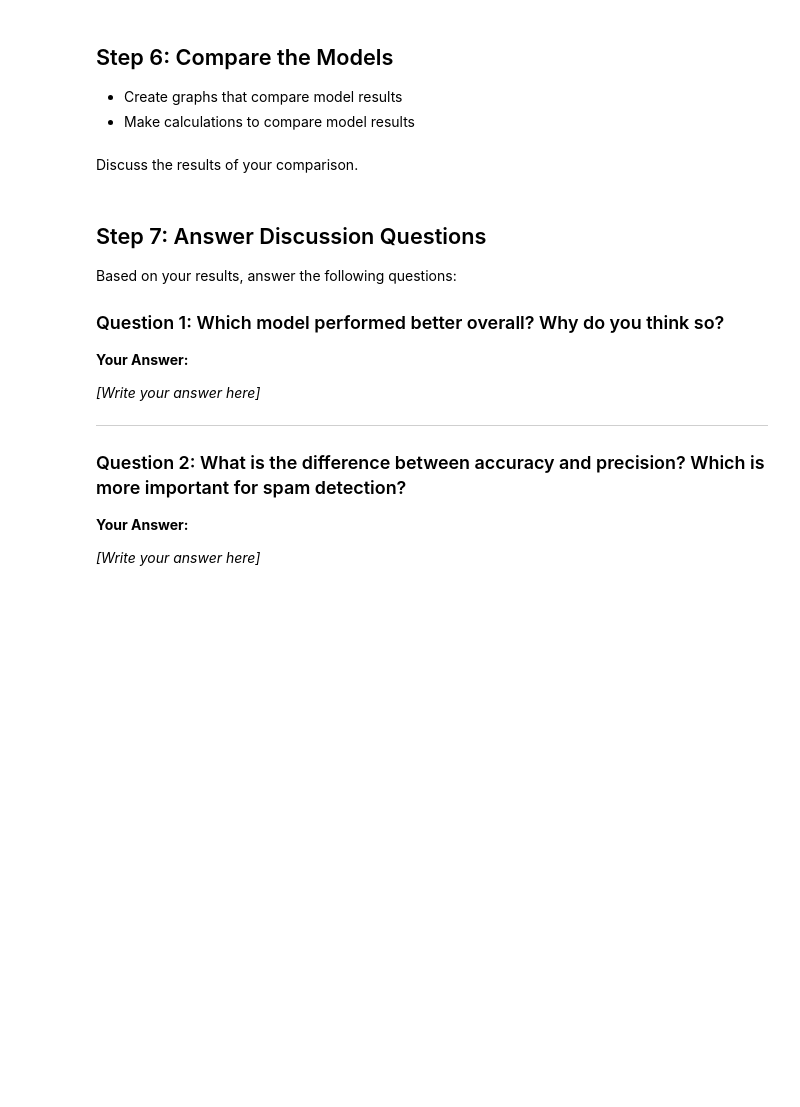
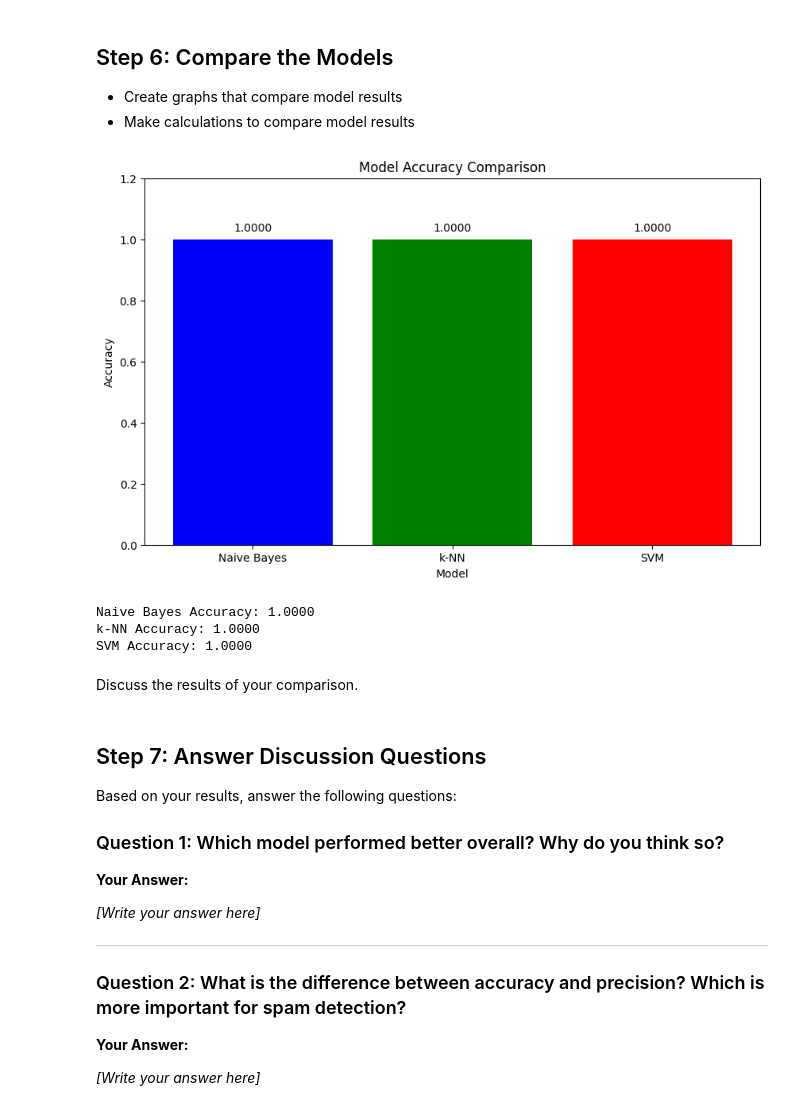
Before and after one commit to SnowSE/project-classification-1-team1, a Jupyter notebook: notebooks/spam_classification.ipynb, the cells around one changed output. Cells and saved outputs as stored; diff of their text form; code cells hidden in the pictures; blank space fills up the shorter version.

Commit message:
finished creating all of the models and getting predictions

```diff
--- a/notebooks/spam_classification.ipynb
+++ b/notebooks/spam_classification.ipynb
@@ -53,2 +124,7 @@ Display your confusion matrix and your classification report.
 # %% [markdown]
 ## Step 4: Train k-Nearest Neighbors Classifier
+# %%
+from sklearn.neighbors import KNeighborsClassifier
+
+knc = KNeighborsClassifier(n_neighbors=101, metric='euclidean')
+knc.fit(X_train, y_train)
@@ -55,2 +133,4 @@ Display your confusion matrix and your classification report.
+# %%
+y_pred_k_nearest = knc.predict(X_test)
 # %% [markdown]
 Display your confusion matrix and classification report.
@@ -57,2 +154,13 @@ Display your confusion matrix and classification report.
 # %% [markdown]
 ## Step 5: Train SVM Classifier
+# %%
+from sklearn.svm import SVC
+from sklearn.pipeline import Pipeline
+from sklearn.preprocessing import StandardScaler
+
+polykernel_svm_clf = Pipeline([
+    ("scaler", StandardScaler()),
+    ("svm_clf", SVC(kernel="poly", degree=1, coef0=1, C=5)) # Try this with degree=2,3,4,5 and see how the decision boundary changes
+])
+
+polykernel_svm_clf.fit(X_train, y_train)
@@ -59,2 +170,4 @@ Display your confusion matrix and classification report.
+# %%
+y_pred_svm = polykernel_svm_clf.predict(X_test)
 # %% [markdown]
 Display your confusion matrix and your classification report.
@@ -62,6 +192,37 @@ Display your confusion matrix and your classification report.
 ## Step 6: Compare the Models
 * Create graphs that compare model results
 * Make calculations to compare model results
+# %%
+import matplotlib.pyplot as plt
+from sklearn.metrics import accuracy_score
+
+# Calculate accuracy for each model
+nb_accuracy = float(accuracy_score(y_test, y_pred_naive_bayes))
+knn_accuracy = float(accuracy_score(y_test, y_pred_k_nearest))
+svm_accuracy = float(accuracy_score(y_test, y_pred_svm))
+
+# Create bar graph
+models = ['Naive Bayes', 'k-NN', 'SVM']
+accuracies = [nb_accuracy, knn_accuracy, svm_accuracy]
+
+plt.figure(figsize=(10, 6))
+plt.bar(models, accuracies, color=['blue', 'green', 'red'])
+plt.xlabel('Model')
+plt.ylabel('Accuracy')
+plt.title('Model Accuracy Comparison')
+plt.ylim([0, 1.2])
+for i, acc in enumerate(accuracies):
+    plt.text(i, acc + 0.02, f'{acc:.4f}', ha='center', va='bottom')
+plt.show()
+
+print(f"Naive Bayes Accuracy: {nb_accuracy:.4f}")
+print(f"k-NN Accuracy: {knn_accuracy:.4f}")
+print(f"SVM Accuracy: {svm_accuracy:.4f}")
+# %% [output]
+[figure, added]
+Naive Bayes Accuracy: 1.0000
+k-NN Accuracy: 1.0000
+SVM Accuracy: 1.0000
 # %% [markdown]
 Discuss the results of your comparison.
 # %% [markdown]
```
Also changed, not shown: parts of 11 cells of this notebook.
